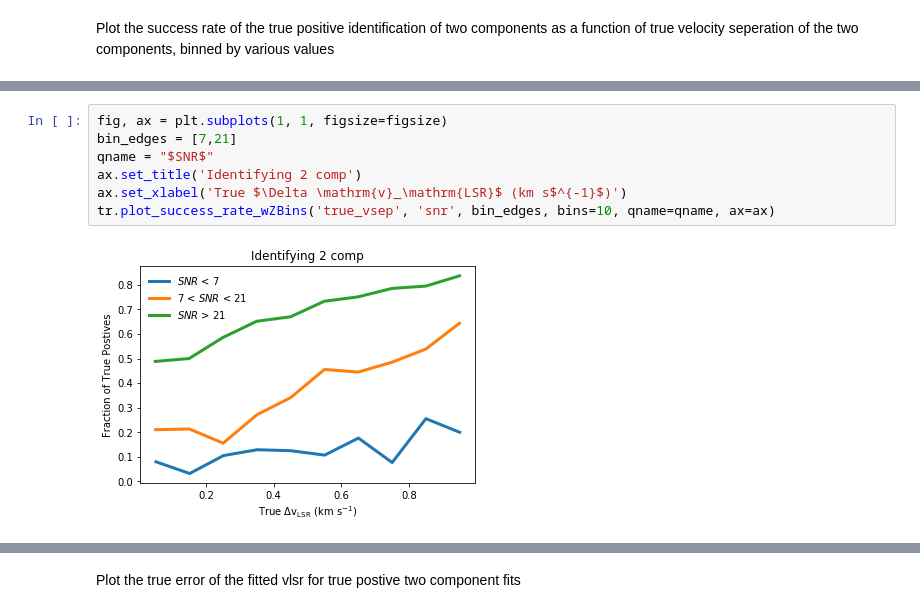
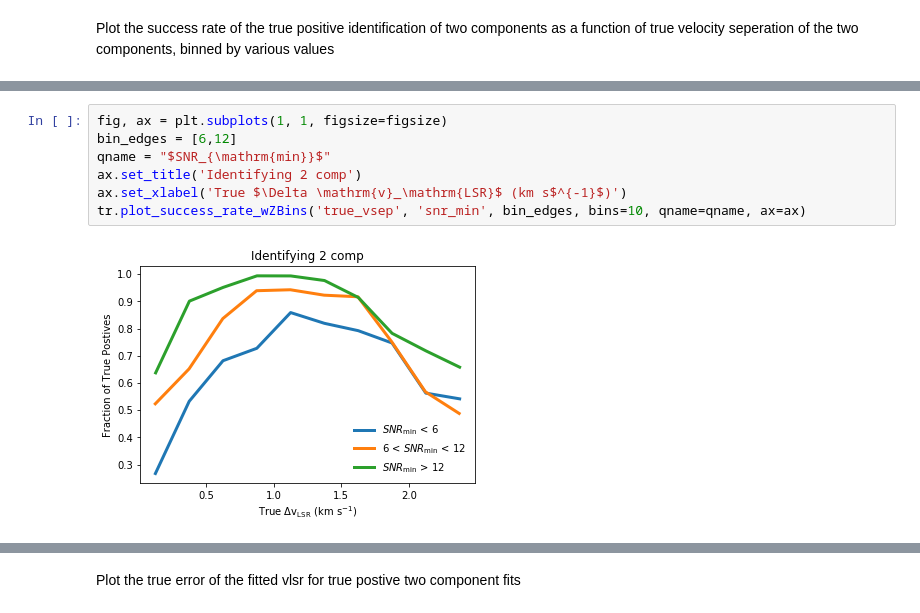
Before and after one commit to jpinedaf/LineFitting, a Jupyter notebook: analysis_template.ipynb, the cells around one changed output, grey strips where cells are left out. Cells and saved outputs as stored; diff of their text form.

```diff
--- a/analysis_template.ipynb
+++ b/analysis_template.ipynb
@@ -35,12 +40,12 @@ tr.plot_success_rate('true_vsep', ax=ax)
 # %%
 fig, ax = plt.subplots(1, 1, figsize=figsize)
-bin_edges = [7,21]
-qname = "$SNR$"
+bin_edges = [6,12]
+qname = "$SNR_{\mathrm{min}}$"
 ax.set_title('Identifying 2 comp')
 ax.set_xlabel('True $\Delta \mathrm{v}_\mathrm{LSR}$ (km s$^{-1}$)')
-tr.plot_success_rate_wZBins('true_vsep', 'snr', bin_edges, bins=10, qname=qname, ax=ax)
+tr.plot_success_rate_wZBins('true_vsep', 'snr_min', bin_edges, bins=10, qname=qname, ax=ax)
 # %% [output]
-[figure, old version]
+[figure, new version]
 # %%
 fig, ax = plt.subplots(1, 1, figsize=figsize)
 bin_edges = [0.3, 0.5, 0.7]
```
Also changed, not shown: parts of 11 cells of this notebook, 1 other file.
